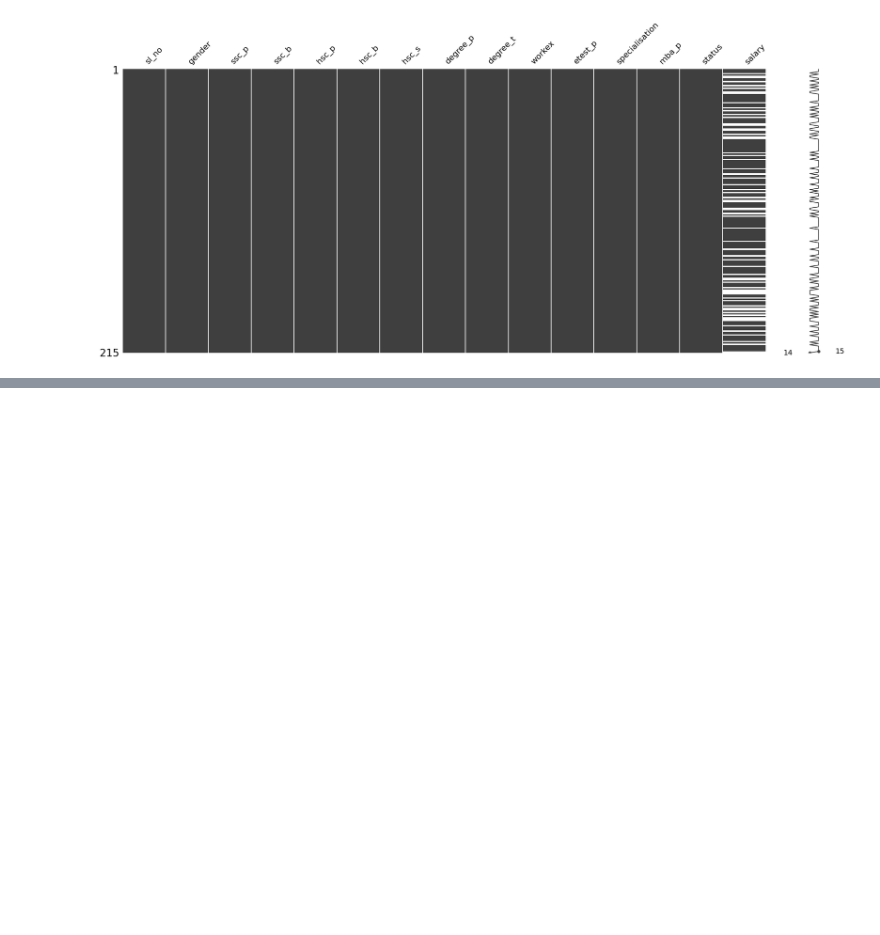
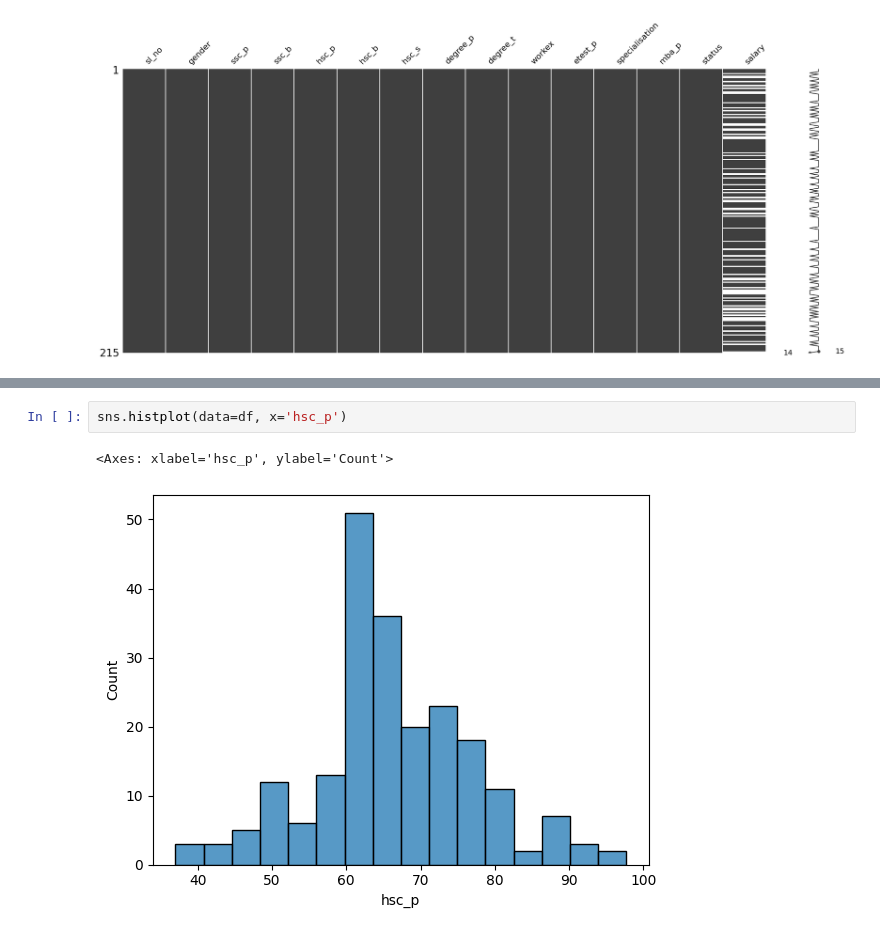
Before and after one commit to ojoaonogueira/pos-tech-fiap, a Jupyter notebook: fase-2/KNN_SVM.ipynb, the cells around one changed output, grey strips where cells are left out. Saved outputs shown, nothing was run; the diff lists cells and outputs as text; blank space fills up the shorter version.

```diff
--- a/fase-2/KNN_SVM.ipynb
+++ b/fase-2/KNN_SVM.ipynb
@@ -75,0 +124,5 @@ msno.matrix(df)
+# %%
+sns.histplot(data=df, x='hsc_p')
+# %% [output]
+<Axes: xlabel='hsc_p', ylabel='Count'>
+[figure, added]
```
Also changed, not shown: parts of 56 cells of this notebook.
